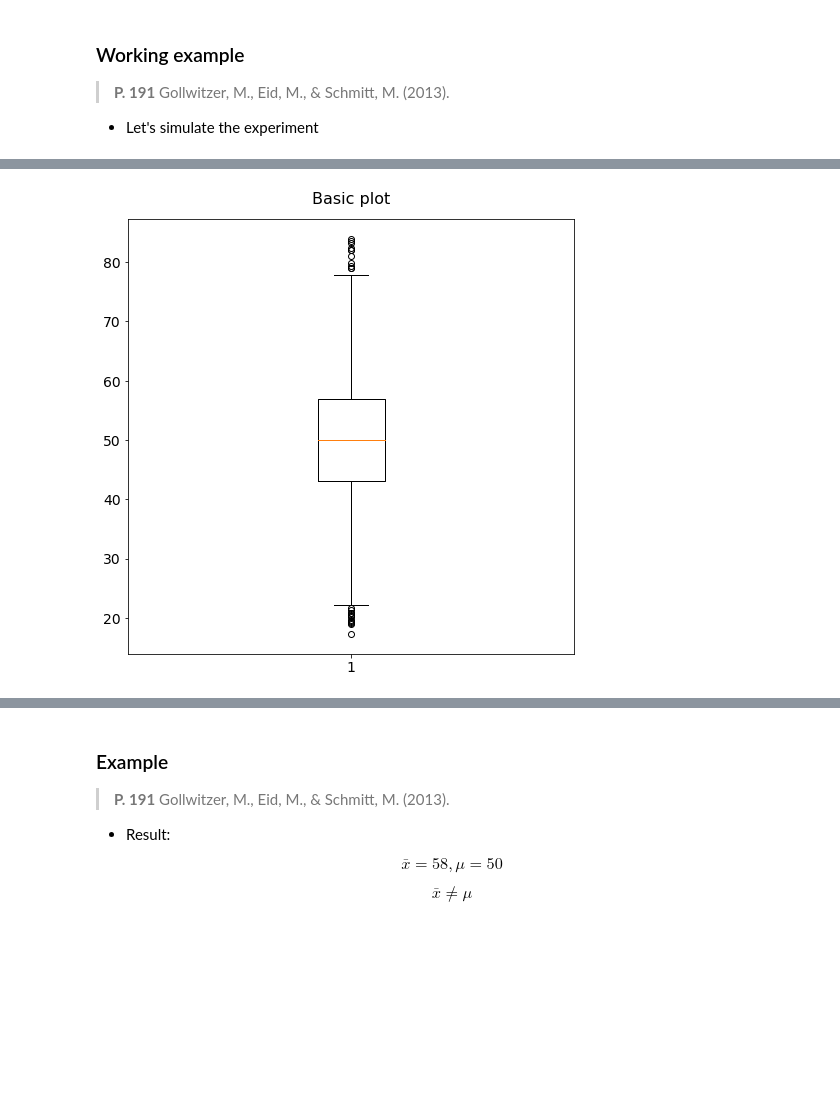
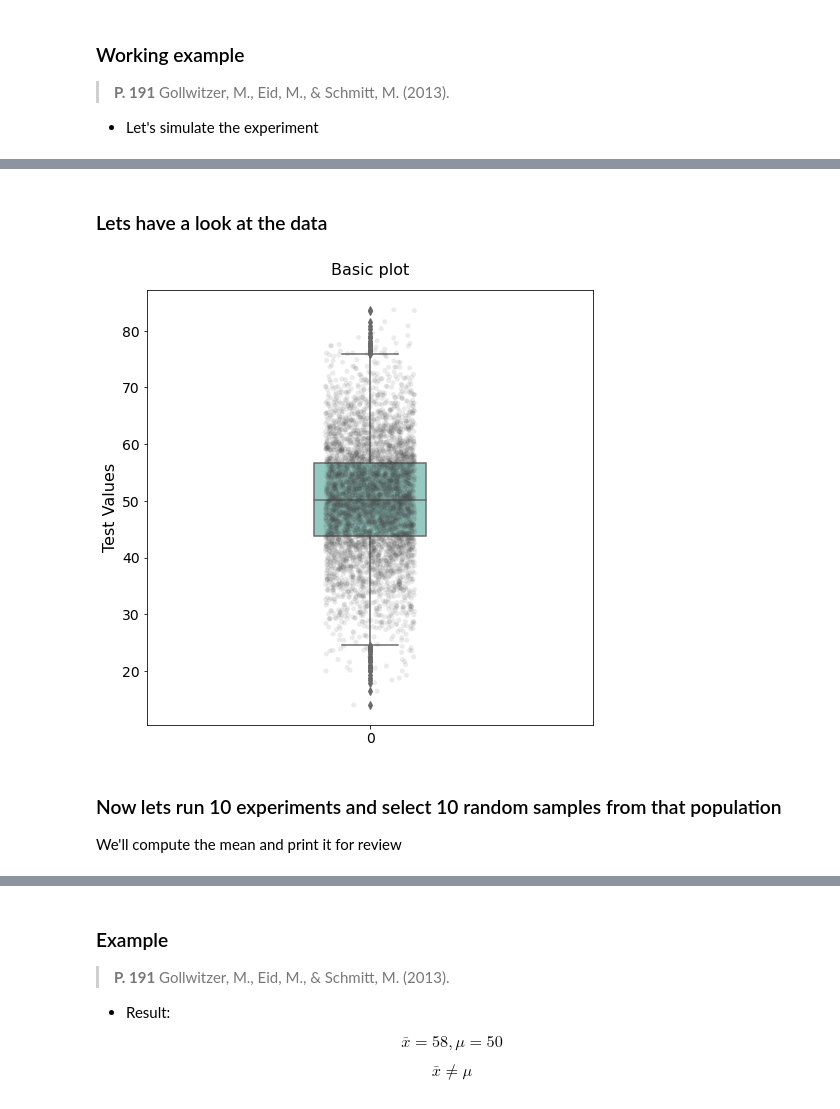
Before and after one commit to JoseAlanis/p_values, a Jupyter notebook: p-values.ipynb, the cells around one changed output, grey strips where cells are left out. Drawn from its saved outputs; the diff is of its cells as text; code cells hidden in the pictures; blank space fills up the shorter version.

```diff
--- a/p-values.ipynb
+++ b/p-values.ipynb
@@ -190,13 +191,24 @@ data.std()
+# %% [markdown]
+### Lets have a look at the data
 # %%
 import matplotlib.pyplot as plt
+import seaborn as sns
 
+
+# gererate a box-plot and add all test values on top
 fig, ax = plt.subplots(figsize=(8, 8))
+ax = sns.boxplot(data=data, width=.25, palette="Set3")
+ax = sns.stripplot(data=data, color="0.25", alpha=0.1)
+
 ax.set_title('Basic plot', size=16.0, pad=15.0)
+ax.set_ylabel('Test Values', fontsize=16)
 ax.tick_params(axis='both', which='major', labelsize=14)
-
-_ = ax.boxplot(data)
 # %% [output]
-[figure, old version]
+[figure, new version]
+# %% [markdown]
+### Now lets run 10 experiments and select 10 random samples from that population
+
+We'll compute the mean and print it for review
 # %%
 # run the experiments
 for i in np.arange(10):
```
Also changed, not shown: parts of 7 cells of this notebook, 1 other file.
